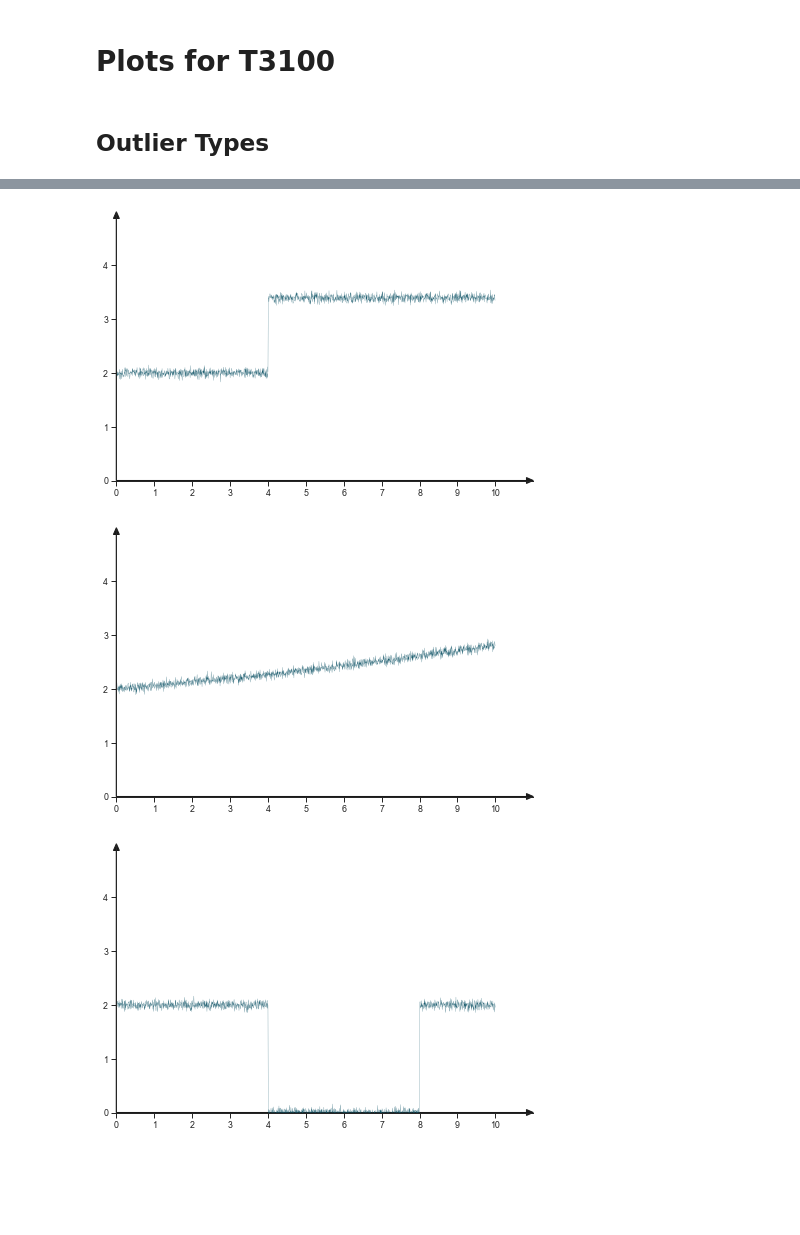
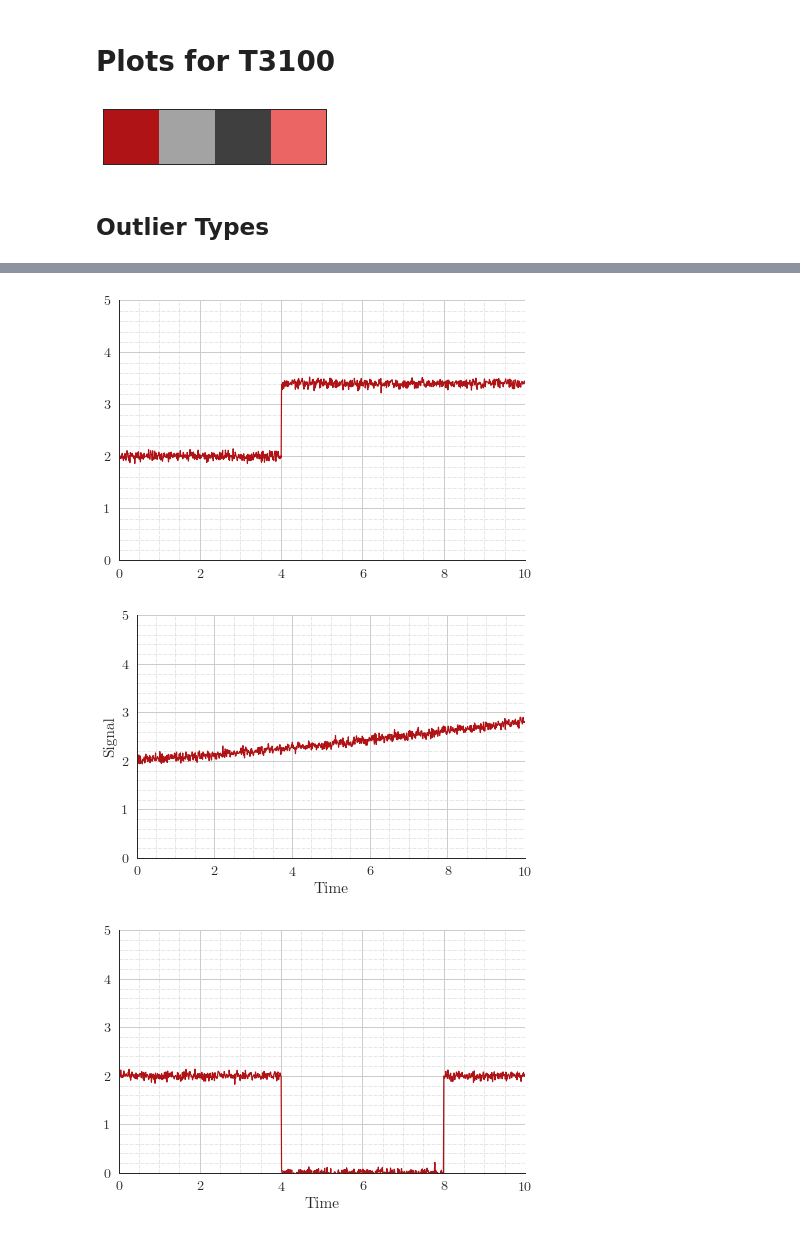
Before and after one commit to DominikStiller/dhbw-t3100, a Jupyter notebook: T3100.ipynb, the cells around one changed output, grey strips where cells are left out. Drawn from its saved outputs; the diff is of its cells as text; code cells hidden in the pictures; blank space fills up the shorter version.

Commit message:
Change colors and add velocity comparison plot

```diff
--- a/T3100.ipynb
+++ b/T3100.ipynb
@@ -114,21 +18,49 @@ def arrowed_spines(
+# %%
+sb.palplot(sb.color_palette())
+# %% [output]
+[figure, added]
+# %%
+def static_vars(**kwargs):
+    def decorate(func):
+        for k in kwargs:
+            setattr(func, k, kwargs[k])
+        return func
+    return decorate
+# %%
+def format_and_save(name):
+    sb.despine()
+
+    ax = plt.gca()
+    ax.get_xaxis().set_minor_locator(matplotlib.ticker.AutoMinorLocator())
+    ax.get_yaxis().set_minor_locator(matplotlib.ticker.AutoMinorLocator())
+
+    plt.grid(b=True, which='major', linewidth=1.0)
+    plt.grid(b=True, which='minor', linewidth=0.5, linestyle='-.')
+
+    plt.tight_layout(0.1)
+
+    plt.savefig(f'images/plot_{name}.pdf')
 # %% [markdown]
 ## Outlier Types
 # %%
+@static_vars(i=0)
 def plot_outlier_types(f, name):
-    plt.figure()
-    x = np.arange(0, 10, 0.005)
+    plot_outlier_types.i += 1
+
+    plt.figure(figsize=[6, 4])
+    x = np.arange(0, 10, 0.01)
     y = 2 + 0.05*np.random.randn(len(x), 1).squeeze() +  + np.array([f(_x) for _x in x])
 
     plt.plot(x, y)
-    plt.xlim([0, 11])
+    plt.xlim([0, 10])
     plt.ylim([0, 5])
-    plt.xticks(np.arange(0, 11))
-    plt.yticks(np.arange(0, 5))
-    arrowed_spines(plt.gca())
-    sb.despine()
-    plt.tight_layout(0.1)
 
-    plt.savefig(f'images/plot_outlier_{name}.pdf')
+    if plot_outlier_types.i >= 3:
+        plt.xlabel('Time')
+    if plot_outlier_types.i % 2 == 1:
+        plt.ylabel('Signal')
+
+    format_and_save(f'outlier_{name}')
 
 def spike(x):
     if x == 1.7:
@@ -159,3 +91,3 @@ plot_outlier_types(lambda x: -2 if x > 4 and x < 8 else 0, 'null')
-[figure, old version]
+[figure, new version]
-[figure, old version]
+[figure, new version]
-[figure, old version]
+[figure, new version]
```
Also changed, not shown: parts of 5 cells of this notebook, 17 other files.
